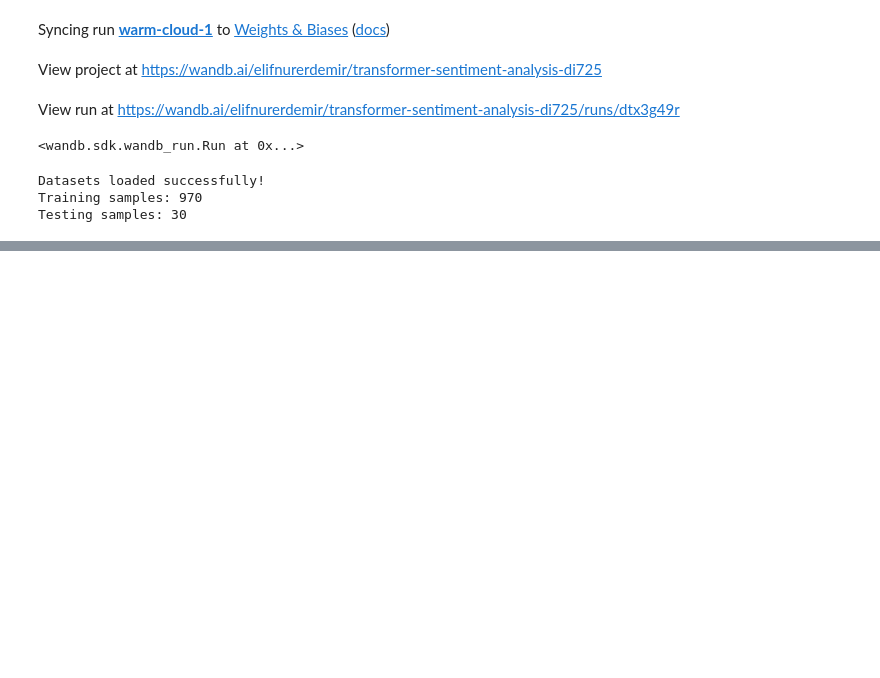
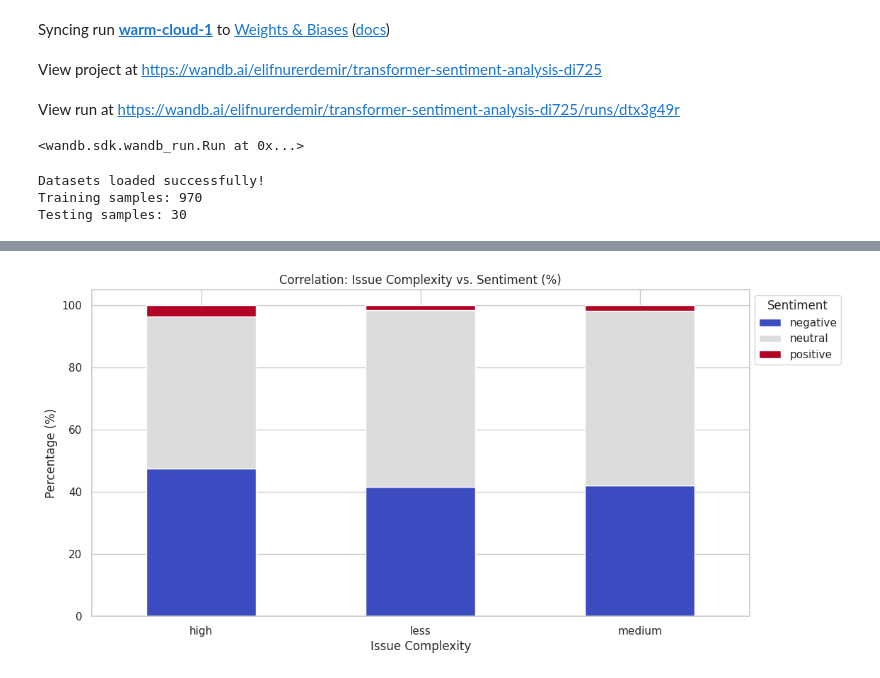
Before and after one commit to elifnurerdemir/Transformer-Customer-Service-Sentiment-Analysis, a Jupyter notebook: DI725_HW1.ipynb, the cells around one changed output, grey strips where cells are left out. Cells and saved outputs as stored; diff of their text form; code cells hidden in the pictures; blank space fills up the shorter version.

```diff
--- a/DI725_HW1.ipynb
+++ b/DI725_HW1.ipynb
@@ -51,0 +115,13 @@ Testing samples: 30
+# %%
+# Analyzing correlation between Issue Complexity and Sentiment
+complexity_sentiment = pd.crosstab(df['issue_complexity'], df['customer_sentiment'], normalize='index') * 100
+
+complexity_sentiment.plot(kind='bar', stacked=True, colormap='coolwarm')
+plt.title('Correlation: Issue Complexity vs. Sentiment (%)')
+plt.ylabel('Percentage (%)')
+plt.xlabel('Issue Complexity')
+plt.legend(title='Sentiment', bbox_to_anchor=(1, 1))
+plt.xticks(rotation=0)
+plt.show()
+# %% [output]
+[figure, added]
```
Also changed, not shown: parts of 7 cells of this notebook.
